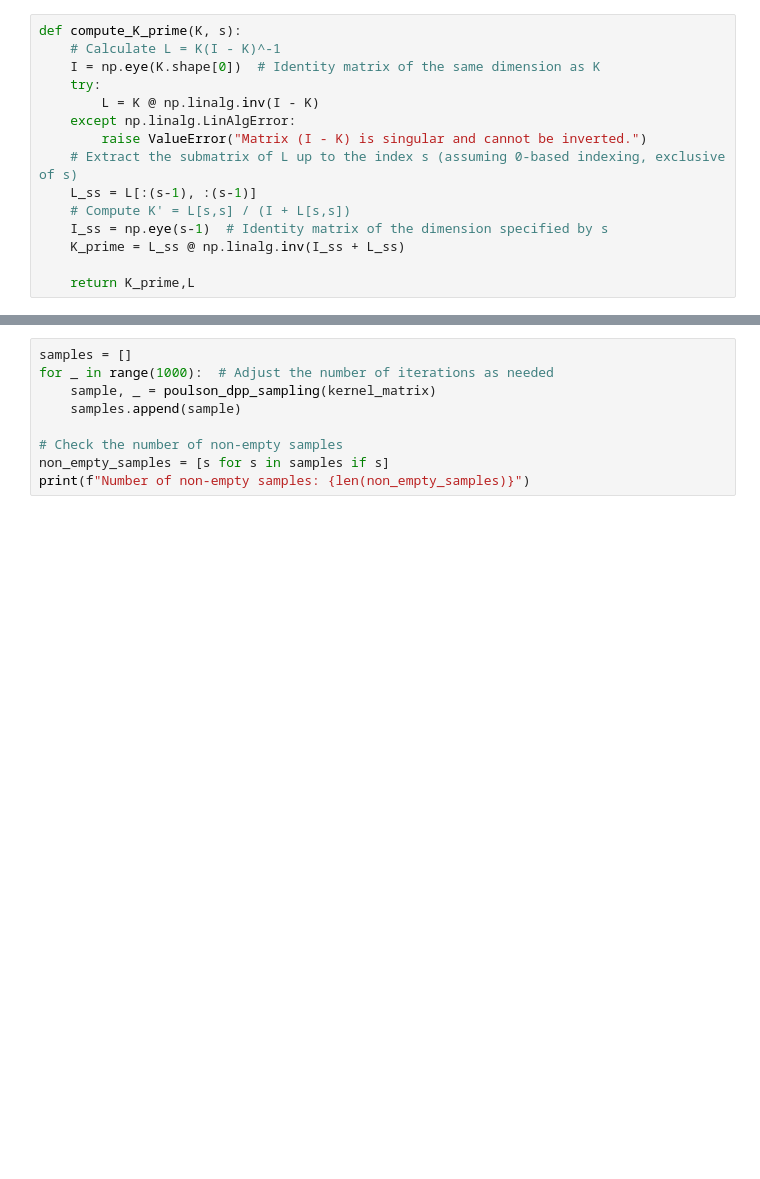
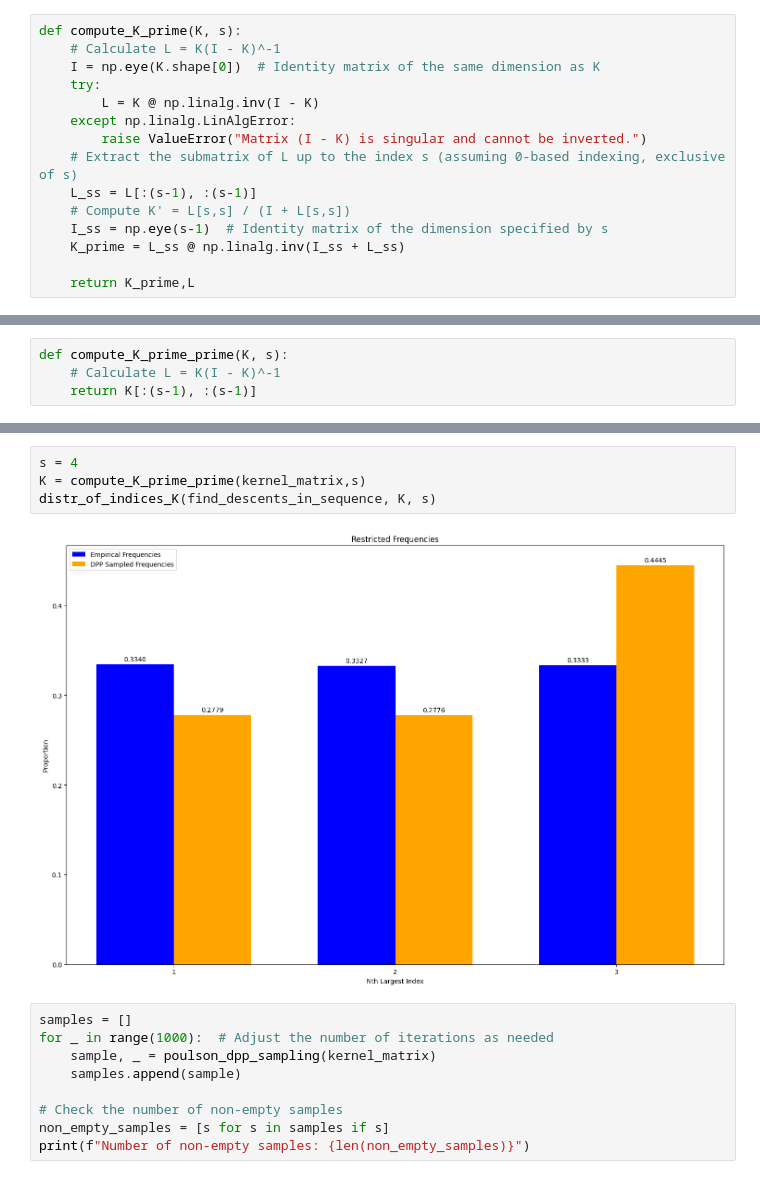
Before and after one commit to advayk/DeterminantalPointProcess, a Jupyter notebook: DPP_sampling.ipynb, the cells around one changed output, grey strips where cells are left out. Cells and saved outputs as stored; diff of their text form; blank space fills up the shorter version.

```diff
--- a/DPP_sampling.ipynb
+++ b/DPP_sampling.ipynb
@@ -354,0 +379,4 @@ Counter({2: 62399, 1: 37601})
+# %%
+def compute_K_prime_prime(K, s):
+    # Calculate L = K(I - K)^-1
+    return K[:(s-1), :(s-1)]
@@ -355,3 +388,9 @@ Counter({2: 62399, 1: 37601})
+# %%
+s = 4
+K = compute_K_prime_prime(kernel_matrix,s)
+distr_of_indices_K(find_descents_in_sequence, K, s)
+# %% [output]
+[figure, added]
 # %%
 samples = []
 for _ in range(1000):  # Adjust the number of iterations as needed
```
Also changed, not shown: parts of 12 cells of this notebook.
